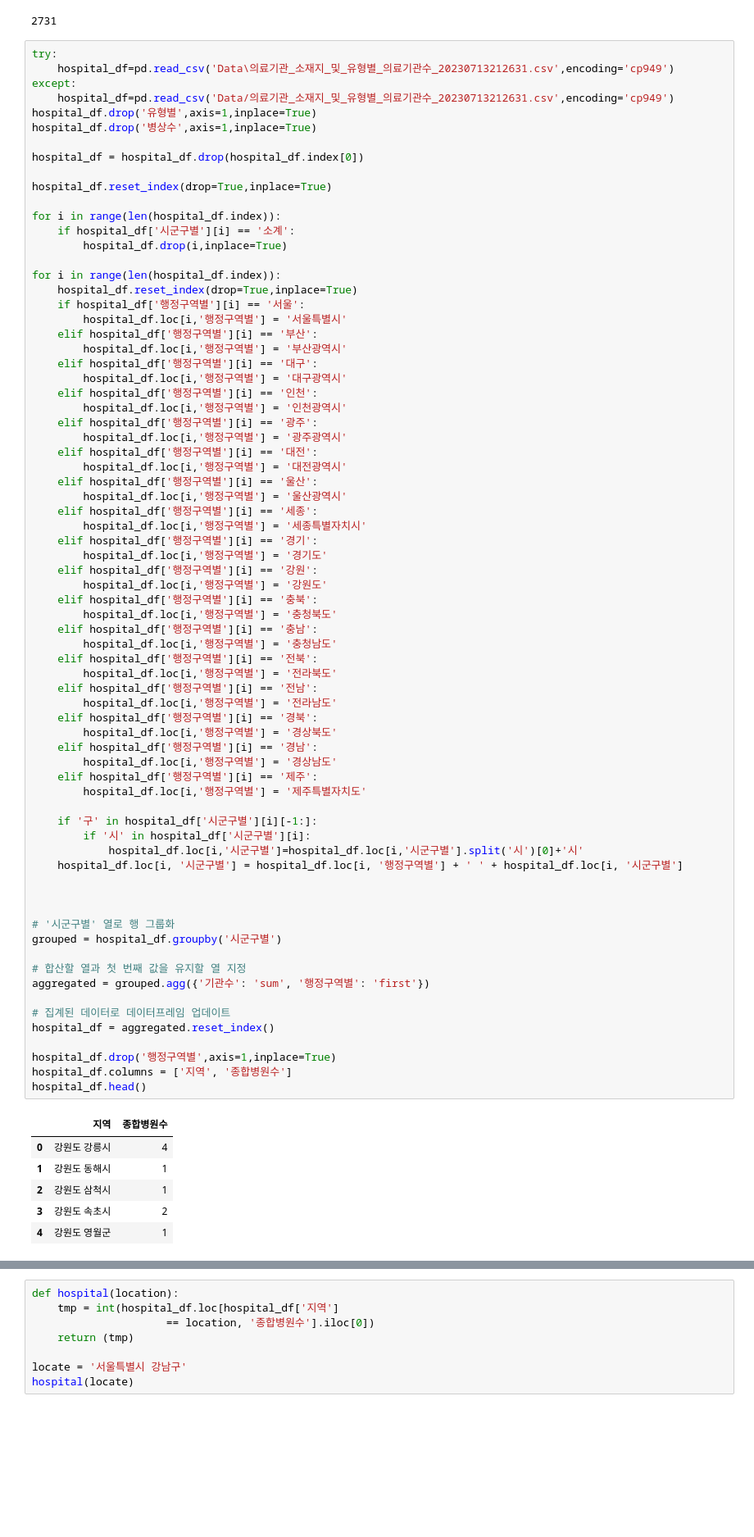
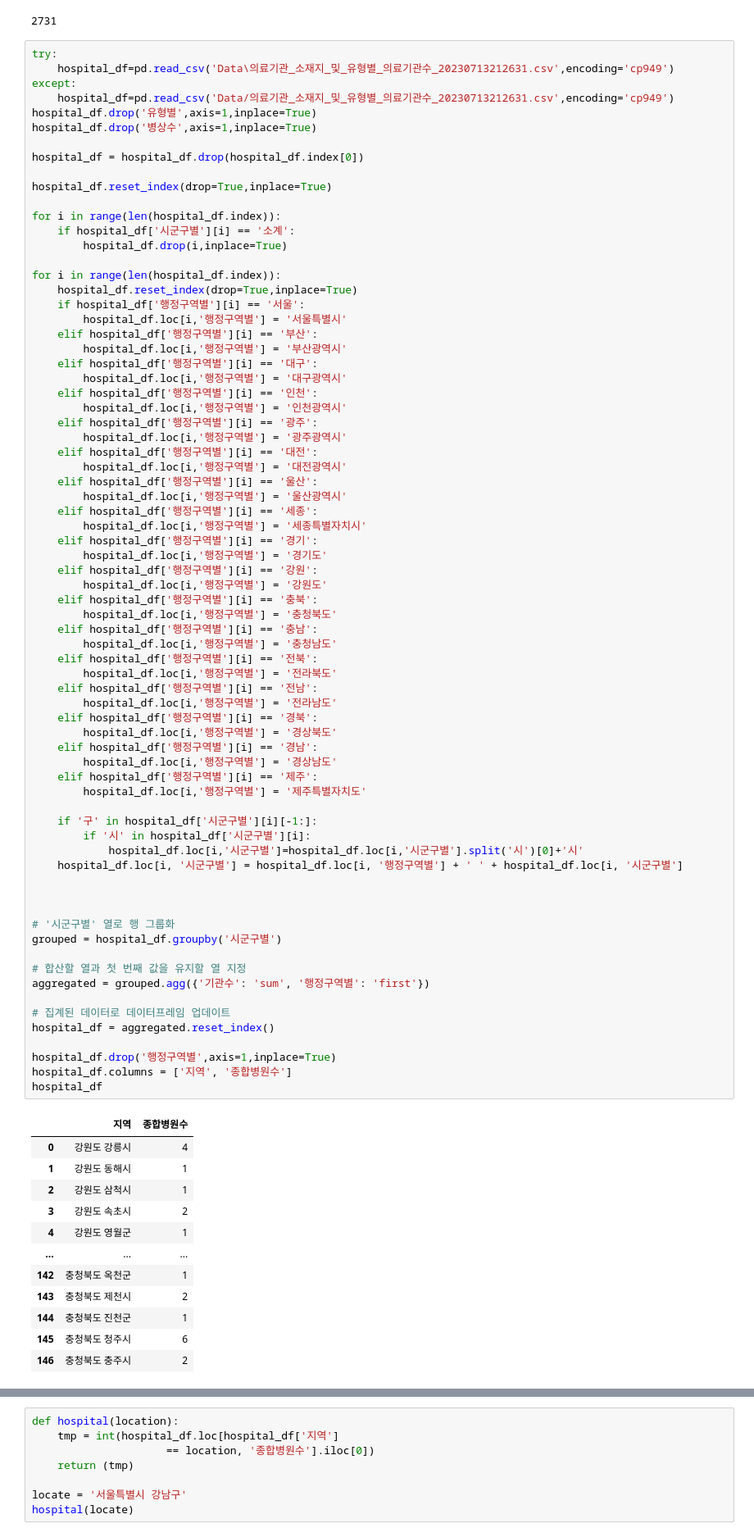
Before and after one commit to cav2280/dcx-final, a Jupyter notebook: main.ipynb, the cells around one changed output, grey strips where cells are left out. Shown: that part at 82% size. Saved outputs shown, nothing was run; the diff lists cells and outputs as text; blank space fills up the shorter version.

```diff
--- a/main.ipynb
+++ b/main.ipynb
@@ -144,31 +152,37 @@ for i in range(len(hospital_df.index)):
     elif hospital_df['행정구역별'][i] == '경남':
         hospital_df.loc[i,'행정구역별'] = '경상남도'
     elif hospital_df['행정구역별'][i] == '제주':
         hospital_df.loc[i,'행정구역별'] = '제주특별자치도'
 
     if '구' in hospital_df['시군구별'][i][-1:]:
         if '시' in hospital_df['시군구별'][i]:
             hospital_df.loc[i,'시군구별']=hospital_df.loc[i,'시군구별'].split('시')[0]+'시'
     hospital_df.loc[i, '시군구별'] = hospital_df.loc[i, '행정구역별'] + ' ' + hospital_df.loc[i, '시군구별']
 
 
 
 # '시군구별' 열로 행 그룹화
 grouped = hospital_df.groupby('시군구별')
 
 # 합산할 열과 첫 번째 값을 유지할 열 지정
 aggregated = grouped.agg({'기관수': 'sum', '행정구역별': 'first'})
 
 # 집계된 데이터로 데이터프레임 업데이트
 hospital_df = aggregated.reset_index()
 
 hospital_df.drop('행정구역별',axis=1,inplace=True)
 hospital_df.columns = ['지역', '종합병원수']
-hospital_df.head()
+hospital_df
 # %% [output]
 |  | 지역 | 종합병원수 |
 | 0 | 강원도 강릉시 | 4 |
 | 1 | 강원도 동해시 | 1 |
 | 2 | 강원도 삼척시 | 1 |
 | 3 | 강원도 속초시 | 2 |
 | 4 | 강원도 영월군 | 1 |
+| ... | ... | ... |
+| 142 | 충청북도 옥천군 | 1 |
+| 143 | 충청북도 제천시 | 2 |
+| 144 | 충청북도 진천군 | 1 |
+| 145 | 충청북도 청주시 | 6 |
+| 146 | 충청북도 충주시 | 2 |
```
Also changed, not shown: parts of 12 cells of this notebook, 2 other files.
